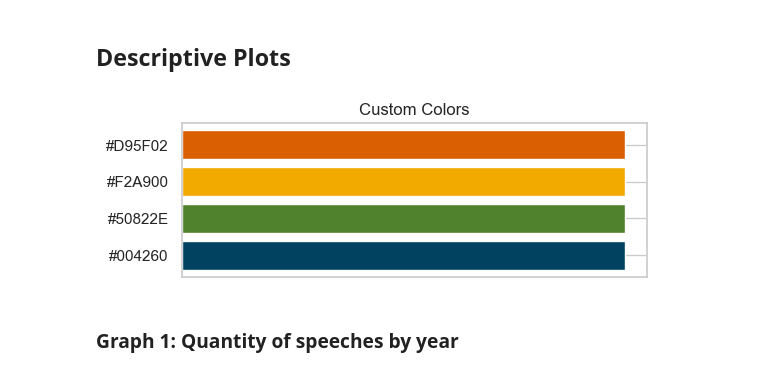
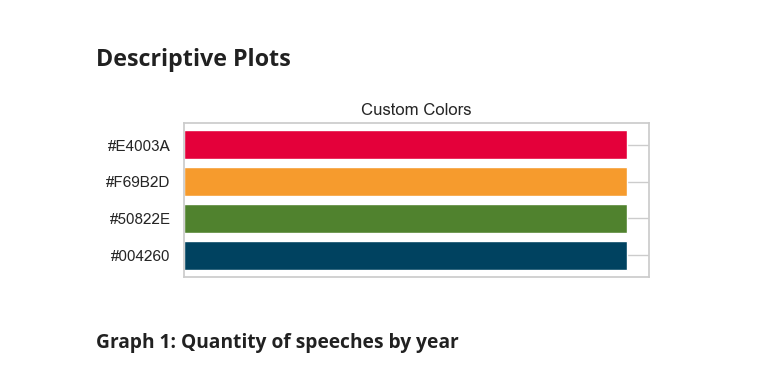
Before and after one commit to SarahFranzen/Emotions_in_the_United_Nations_General_Debates, a Jupyter notebook: 2_figures.ipynb, the cells around one changed output. Cells and saved outputs as stored; diff of their text form; code cells hidden in the pictures.

```diff
--- a/2_figures.ipynb
+++ b/2_figures.ipynb
@@ -41,20 +41,20 @@ un_corpus_merged = pd.read_csv(
 # %%
 # Create custom palette
 
-custom_colors = ['#004260', '#50822E', '#F2A900', '#D95F02']
+custom_colors = ['#004260', '#50822E', '#F69B2D', '#E4003A'] # '#D95F02 ##F57437
 custom_cmap = ListedColormap(custom_colors)
 
 
 # Plot the individual colors as horizontal bars
 plt.figure(figsize=(6, 2))
 for i, color in enumerate(custom_colors):
     plt.barh(y=i, width=1, color=color)
 plt.yticks(range(len(custom_colors)), custom_colors)
 plt.xticks([])
 plt.title("Custom Colors")
 plt.show()
 # %% [output]
-[figure, old version]
+[figure, new version]
 # %% [markdown]
 ### Graph 1: Quantity of speeches by year
 # %%
```
Also changed, not shown: parts of 10 cells of this notebook.
